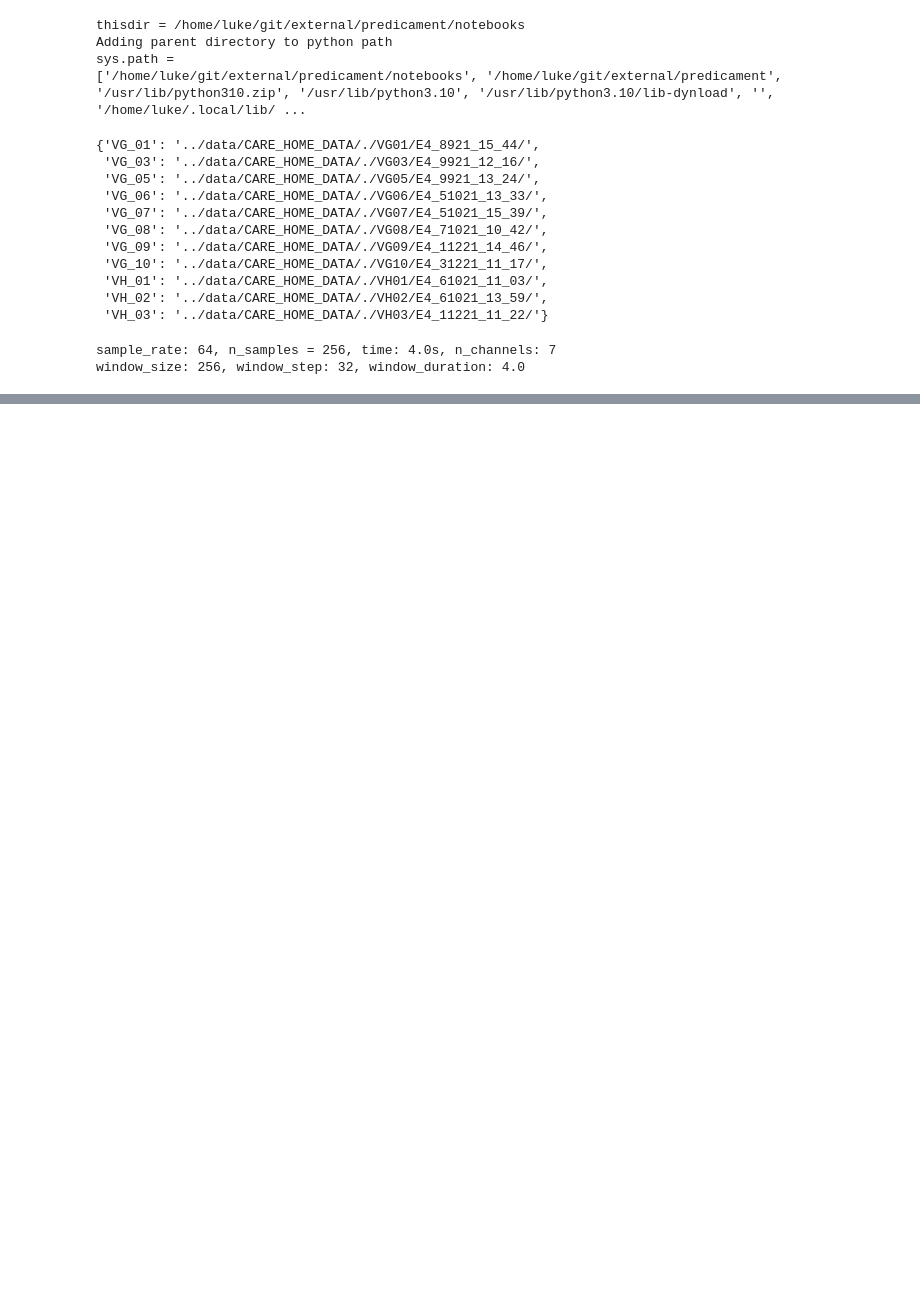
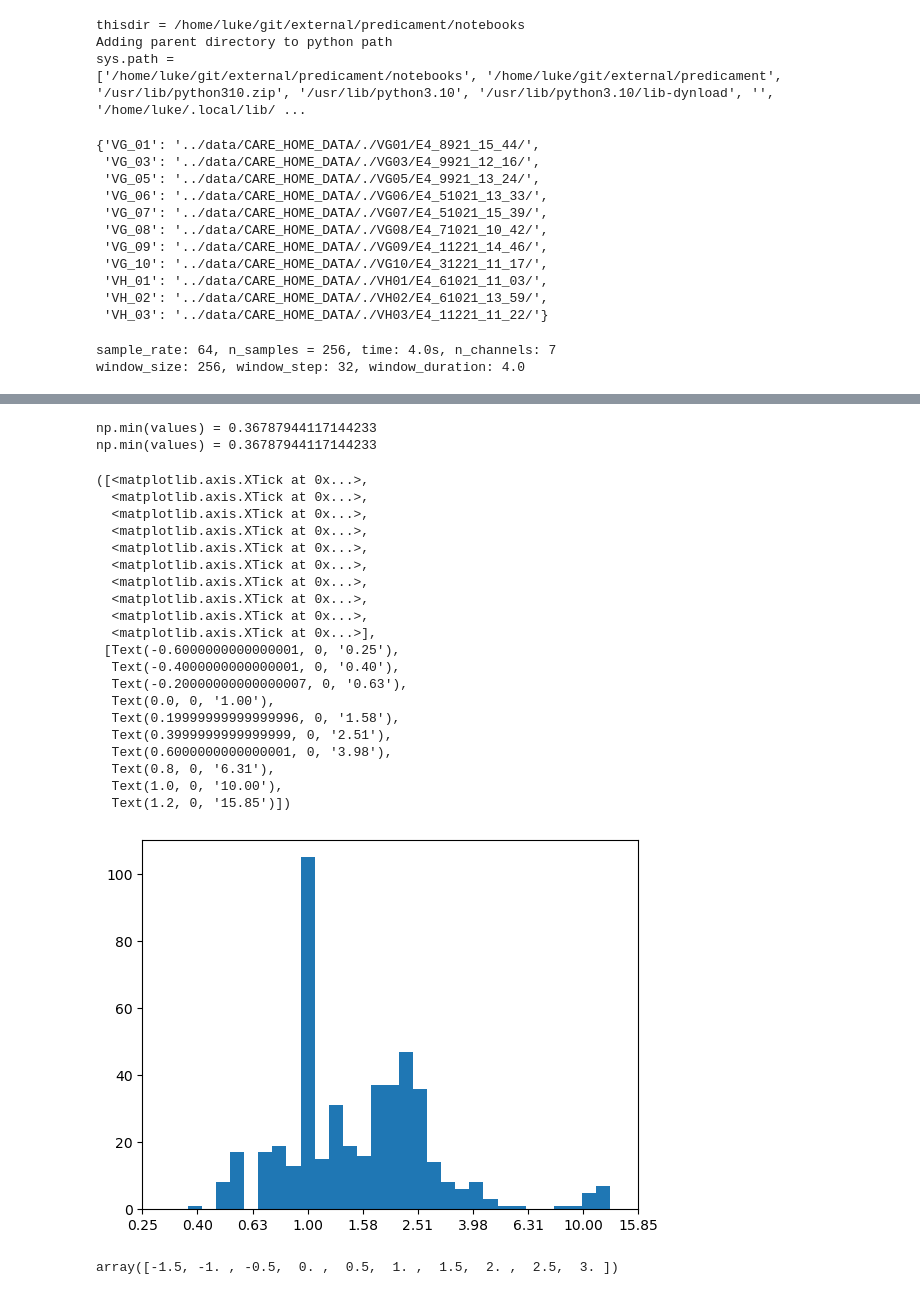
Before and after one commit to lukedickens/predicament, a Jupyter notebook: notebooks/window_timings_and_IBI.ipynb, the cells around one changed output, grey strips where cells are left out. Saved outputs shown, nothing was run; the diff lists cells and outputs as text; code cells hidden in the pictures; blank space fills up the shorter version.

```diff
--- a/notebooks/window_timings_and_IBI.ipynb
+++ b/notebooks/window_timings_and_IBI.ipynb
@@ -95,8 +104,8 @@ E4_FULL_DIRPATHS
  'VH_03': '../data/CARE_HOME_DATA/./VH03/E4_11221_11_22/'}
 # %%
 subdir = '20231206193533'
-windowed_data_dir = os.path.join(WINDOWED_BASE_PATH,subdir)
+featured_data_dir = os.path.join(FEATURED_BASE_PATH,subdir)
 
-windoweddf, windowed_config = load_dataframe_and_config(
-    windowed_data_dir, 'windowed.csv')
+featureddf, featured_config = load_dataframe_and_config(
+    featured_data_dir, 'featured.csv')
 # %%
@@ -130,18 +131,0 @@ VH_01:family_inter is valid but timestamps have issues. What does valid mean?
-# %%
-participant = 'VG_01'
-condition_id = 1
-condition_name = conditions[0]
-participant_events = all_participants_events[participant]
-filter_ = (windoweddf['participant']==participant)&(windoweddf['condition']==condition_id)
-n_windows = len(windoweddf[filter_])
-windoweddf.loc[filter_, ('window index',)] = np.arange(n_windows)
-window_start_unixtimes = np.empty(n_windows)
-for w, window_index in enumerate(windoweddf[filter_]['window index']):
-    window_start_in_event_time = \
-        get_window_start_in_event_time(
-            window_index, window_step, sample_rate)
-    window_start_unixtime = \
-        participant_events.in_event_time_to_unixtime(
-            condition_name,window_start_in_event_time)
-    window_start_unixtimes[w] = window_start_unixtime
-window_start_unixtimes
@@ -187,0 +290,4 @@ len(windoweddf)
+# %%
+normed_rmssds = getrmssds_for_participant_condition(
+        participant, condition_id, featureddf, successive_differences, sd_unix_times,
+        median_sd, norm_result=True)
@@ -187,0 +340,41 @@ len(windoweddf)
+# %%
+# let's have a look at the normed_rmssds we calculate
+values = normed_rmssds.flatten()
+print(f"np.min(values) = {np.min(values)}")
+values[values == 0] = np.exp(-1)
+print(f"np.min(values) = {np.min(values)}")
+plt.hist(np.log10(values), bins=30)
+xticks, labels =  plt.xticks()
+# base10ticks = xticks/np.log(10)
+base10labels = [f"{t:.2f}" for t in 10**xticks ]
+plt.xticks(xticks,base10labels)
+# /plt.xticks(xticks, np.exp(xticks))
+# plt.xscale('log')
+# %% [output]
+np.min(values) = 0.36787944117144233
+np.min(values) = 0.36787944117144233
+([<matplotlib.axis.XTick at 0x...>,
+  <matplotlib.axis.XTick at 0x...>,
+  <matplotlib.axis.XTick at 0x...>,
+  <matplotlib.axis.XTick at 0x...>,
+  <matplotlib.axis.XTick at 0x...>,
+  <matplotlib.axis.XTick at 0x...>,
+  <matplotlib.axis.XTick at 0x...>,
+  <matplotlib.axis.XTick at 0x...>,
+  <matplotlib.axis.XTick at 0x...>,
+  <matplotlib.axis.XTick at 0x...>],
+ [Text(-0.6000000000000001, 0, '0.25'),
+  Text(-0.4000000000000001, 0, '0.40'),
+  Text(-0.20000000000000007, 0, '0.63'),
+  Text(0.0, 0, '1.00'),
+  Text(0.19999999999999996, 0, '1.58'),
+  Text(0.3999999999999999, 0, '2.51'),
+  Text(0.6000000000000001, 0, '3.98'),
+  Text(0.8, 0, '6.31'),
+  Text(1.0, 0, '10.00'),
+  Text(1.2, 0, '15.85')])
+[figure, added]
+# %%
+xticks
+# %% [output]
+array([-1.5, -1. , -0.5,  0. ,  0.5,  1. ,  1.5,  2. ,  2.5,  3. ])
```
Also changed, not shown: parts of 21 cells of this notebook, 4 other files.
